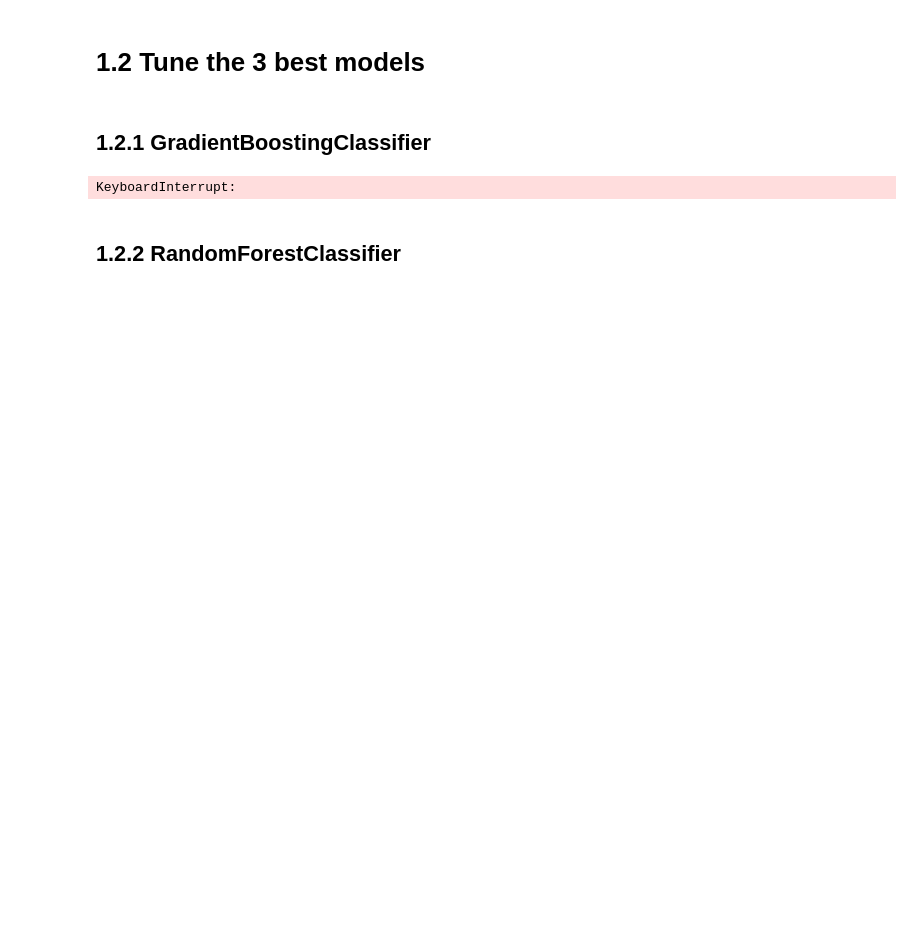
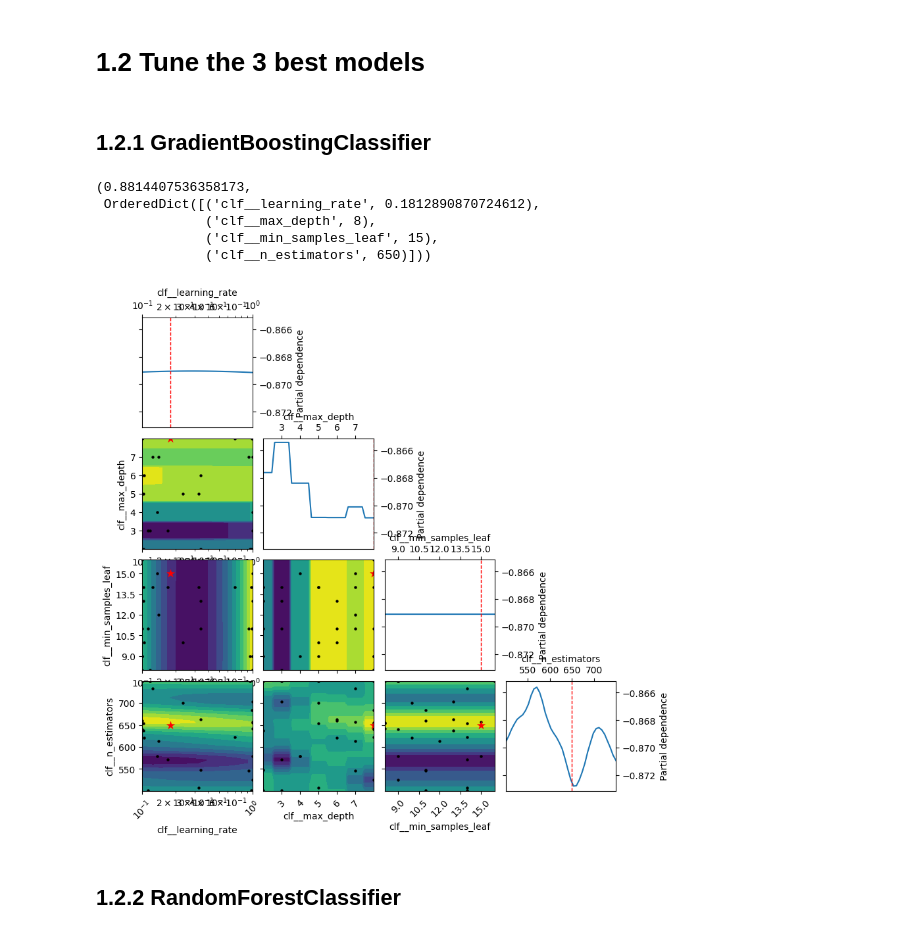
Before and after one commit to mariscoglio/bio482_cell_classifier, a Jupyter notebook: model_eval_wesley.ipynb, the cells around one changed output. Saved outputs shown, nothing was run; the diff lists cells and outputs as text; code cells hidden in the pictures; blank space fills up the shorter version.

```diff
--- a/model_eval_wesley.ipynb
+++ b/model_eval_wesley.ipynb
@@ -176,28 +183,53 @@ plt.show()
 # %%
 clf_pipe = deepcopy(preprocessing_pipe)
 clf_pipe.steps.append(
     ("clf", GradientBoostingClassifier(random_state=0))
 )
 opt = BayesSearchCV(
     clf_pipe,
     {
-        "clf__n_estimators": Integer(10, 500),
-        "clf__learning_rate": Real(1e-3, 1, "log-uniform"),
-        "clf__max_depth" : Integer(2, 8),
+        "clf__n_estimators": Integer(500, 501),
+        "clf__learning_rate": Real(1e-1, 0.12163183480047841, "uniform"),
+        "clf__max_depth" : Integer(7, 8),
+        # "clf__min_samples_split" : Integer(8, 16),
+        "clf__min_samples_leaf" : Integer(8, 16),
     },
-    n_iter=50,
+    n_iter=2,
     cv=StratifiedKFold(n_splits=5, shuffle=True, random_state=0),
     random_state=0,
     scoring="f1_weighted",
 )
 opt.fit(
     X = raw_predictors_free_whisking.drop("cell_type", axis=1),
     y = raw_predictors_free_whisking["cell_type"]
 )
 plot_objective(opt.optimizer_results_[0])
 opt.best_score_, opt.best_params_
+
+# (0.8788239918386314,
+#  OrderedDict([('clf__learning_rate', 0.1737556845802626),
+#               ('clf__max_depth', 3),
+#               ('clf__n_estimators', 211)]))
+
+# (0.8812119616404152,
+#  OrderedDict([('clf__learning_rate', 0.12163183480047841),
+#               ('clf__max_depth', 3),
+#               ('clf__min_samples_leaf', 8),
+#               ('clf__min_samples_split', 2),
+#               ('clf__n_estimators', 500)]))
+
+# (0.8814407536358173,
+#  OrderedDict([('clf__learning_rate', 0.1812890870724612),
+#               ('clf__max_depth', 8),
+#               ('clf__min_samples_leaf', 15),
+#               ('clf__n_estimators', 650)]))
 # %% [output]
-KeyboardInterrupt:
+(0.8814407536358173,
+ OrderedDict([('clf__learning_rate', 0.1812890870724612),
+              ('clf__max_depth', 8),
+              ('clf__min_samples_leaf', 15),
+              ('clf__n_estimators', 650)]))
+[figure, added]
 # %% [markdown]
 ## 1.2.2 RandomForestClassifier
 # %%
```
Also changed, not shown: parts of 4 cells of this notebook, 2 other files.
